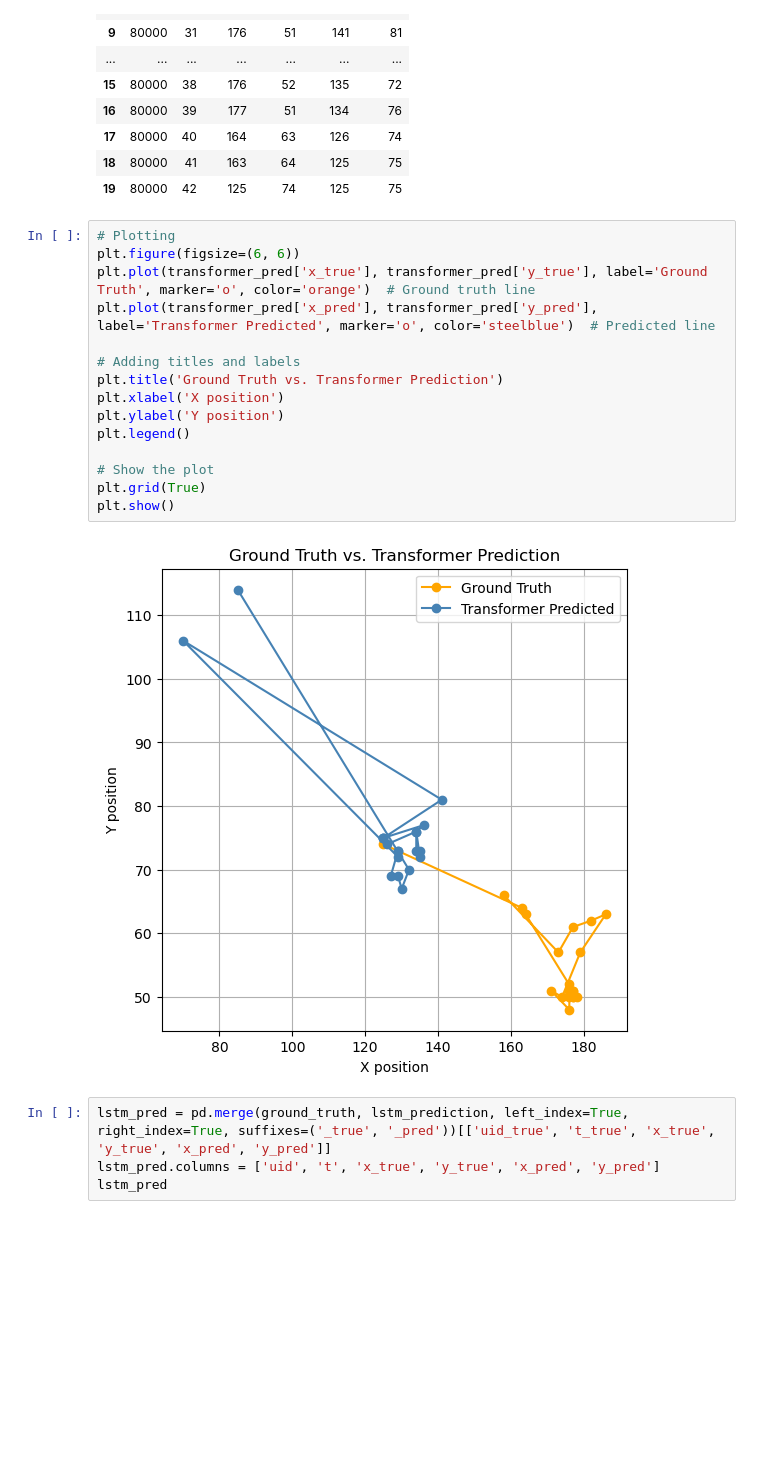
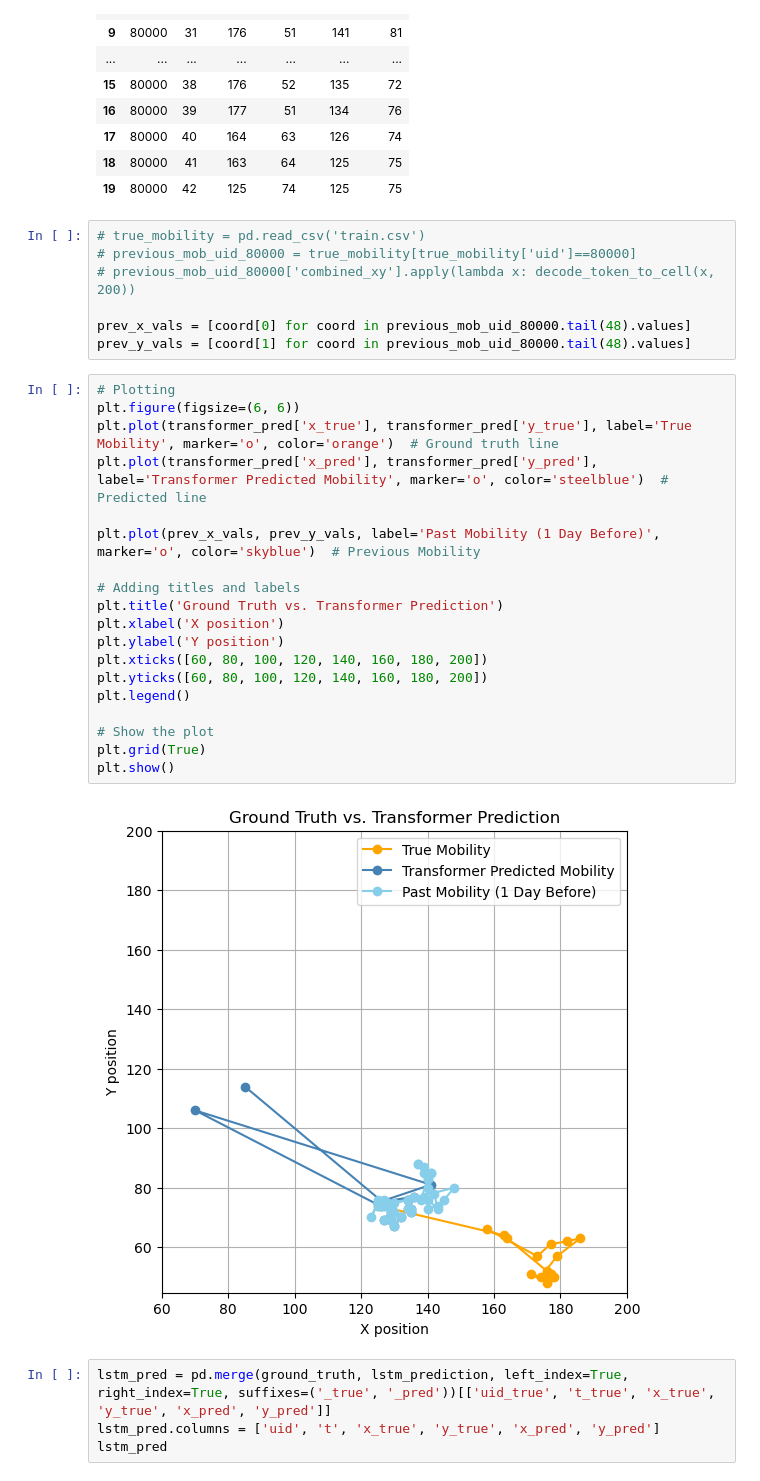
Before and after one commit to ANNIZHENG/MLModel_Eval_with_YJMob100K, a Jupyter notebook: Visualization.ipynb, the cells around one changed output. Saved outputs shown, nothing was run; the diff lists cells and outputs as text; blank space fills up the shorter version.

```diff
--- a/Visualization.ipynb
+++ b/Visualization.ipynb
@@ -259,23 +286,34 @@ transformer_pred
 | 17 | 80000 | 40 | 164 | 63 | 126 | 74 |
 | 18 | 80000 | 41 | 163 | 64 | 125 | 75 |
 | 19 | 80000 | 42 | 125 | 74 | 125 | 75 |
+# %%
+# true_mobility = pd.read_csv('train.csv')
+# previous_mob_uid_80000 = true_mobility[true_mobility['uid']==80000]
+# previous_mob_uid_80000['combined_xy'].apply(lambda x: decode_token_to_cell(x, 200))
+
+prev_x_vals = [coord[0] for coord in previous_mob_uid_80000.tail(48).values]
+prev_y_vals = [coord[1] for coord in previous_mob_uid_80000.tail(48).values]
 # %%
 # Plotting
 plt.figure(figsize=(6, 6))
-plt.plot(transformer_pred['x_true'], transformer_pred['y_true'], label='Ground Truth', marker='o', color='orange')  # Ground truth line
-plt.plot(transformer_pred['x_pred'], transformer_pred['y_pred'], label='Transformer Predicted', marker='o', color='steelblue')  # Predicted line
+plt.plot(transformer_pred['x_true'], transformer_pred['y_true'], label='True Mobility', marker='o', color='orange')  # Ground truth line
+plt.plot(transformer_pred['x_pred'], transformer_pred['y_pred'], label='Transformer Predicted Mobility', marker='o', color='steelblue')  # Predicted line
+
+plt.plot(prev_x_vals, prev_y_vals, label='Past Mobility (1 Day Before)', marker='o', color='skyblue')  # Previous Mobility
 
 # Adding titles and labels
 plt.title('Ground Truth vs. Transformer Prediction')
 plt.xlabel('X position')
 plt.ylabel('Y position')
+plt.xticks([60, 80, 100, 120, 140, 160, 180, 200])
+plt.yticks([60, 80, 100, 120, 140, 160, 180, 200])
 plt.legend()
 
 # Show the plot
 plt.grid(True)
 plt.show()
 # %% [output]
-[figure, old version]
+[figure, new version]
 # %%
 lstm_pred = pd.merge(ground_truth, lstm_prediction, left_index=True, right_index=True, suffixes=('_true', '_pred'))[['uid_true', 't_true', 'x_true', 'y_true', 'x_pred', 'y_pred']]
 lstm_pred.columns = ['uid', 't', 'x_true', 'y_true', 'x_pred', 'y_pred']
```
Also changed, not shown: parts of 7 cells of this notebook.
